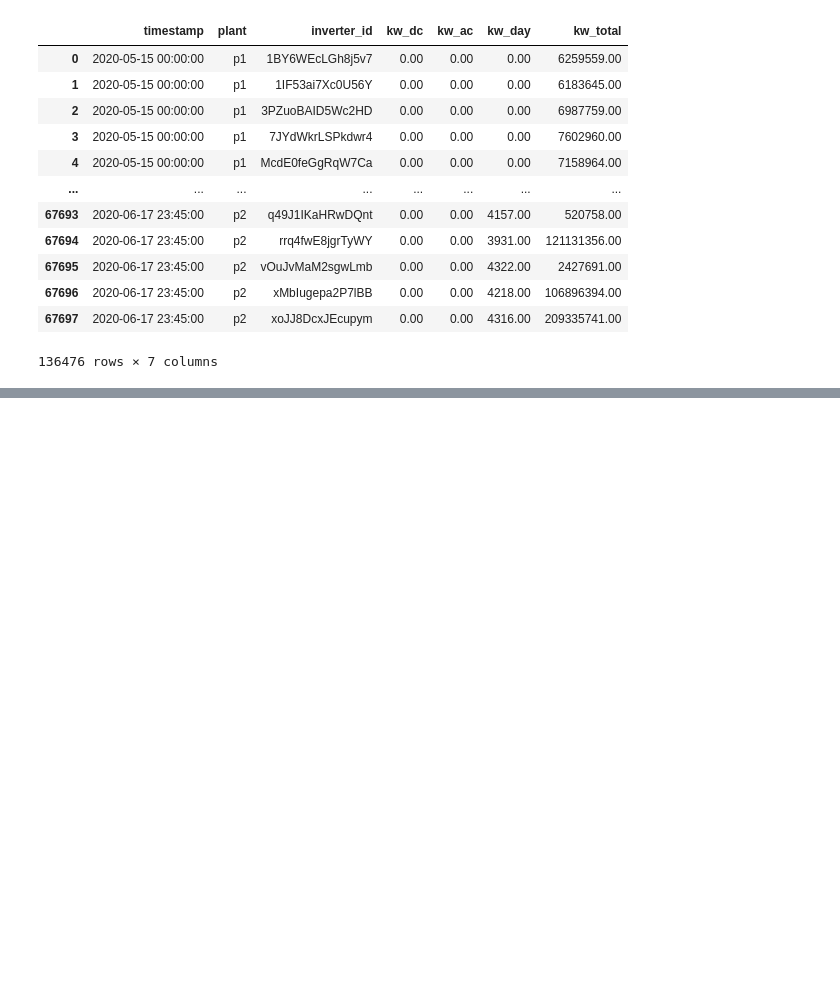
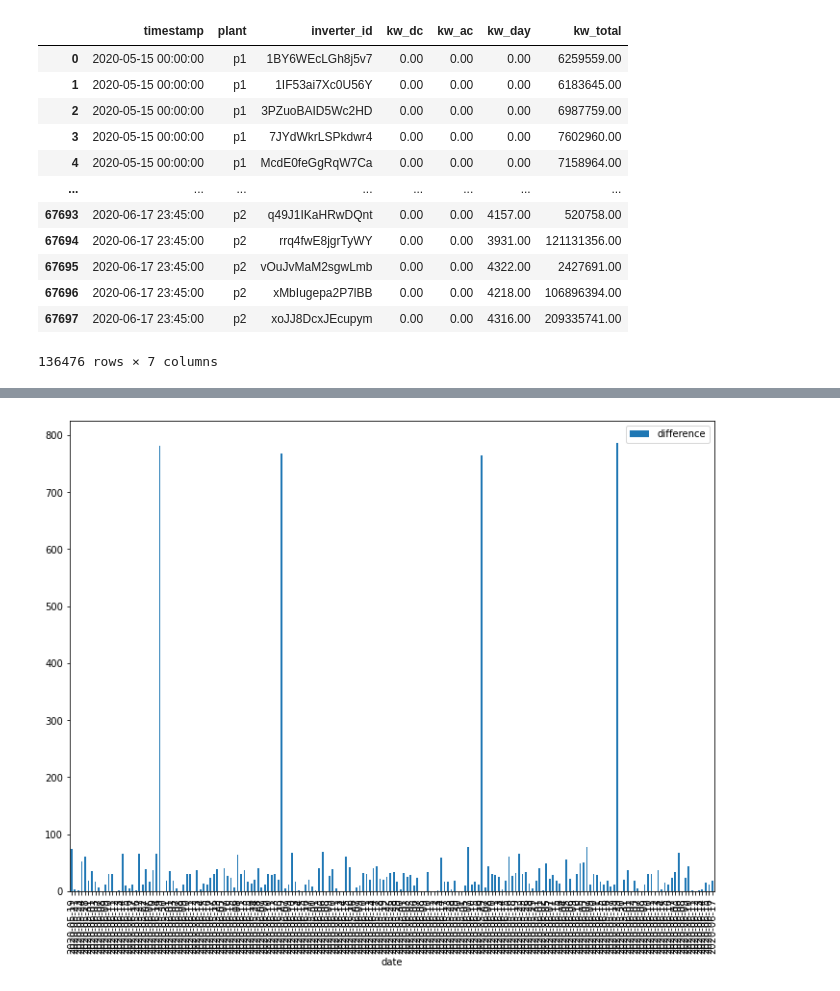
Before and after one commit to luis-cj/data-science-solar-power-plant, a Jupyter notebook: solar_power_plant_part_1.ipynb, the cells around one changed output, grey strips where cells are left out. Cells and saved outputs as stored; diff of their text form; code cells hidden in the pictures; blank space fills up the shorter version.

```diff
--- a/solar_power_plant_part_1.ipynb
+++ b/solar_power_plant_part_1.ipynb
@@ -675,0 +853,3 @@ gener
+# %%
+gener2["difference"] = (abs(gener2["kw_day"] - gener2["increment"]) / gener2["kw_day"]) * 100
+gener2
@@ -675,0 +870,3 @@ gener
+# %%
+temp = gener2[(gener2["plant"] == "p2") & (gener2["match"] == False)].dropna()[["date","difference"]]
+temp
@@ -675,0 +887,4 @@ gener
+# %%
+temp.plot.bar(x="date",y="difference", figsize=(12,9));
+# %% [output]
+[figure, added]
```
Also changed, not shown: parts of 27 cells of this notebook.
